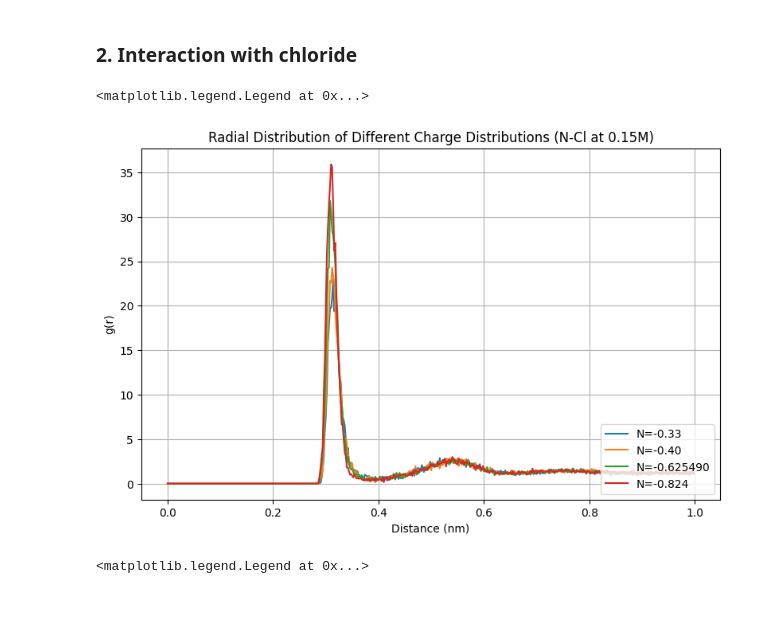
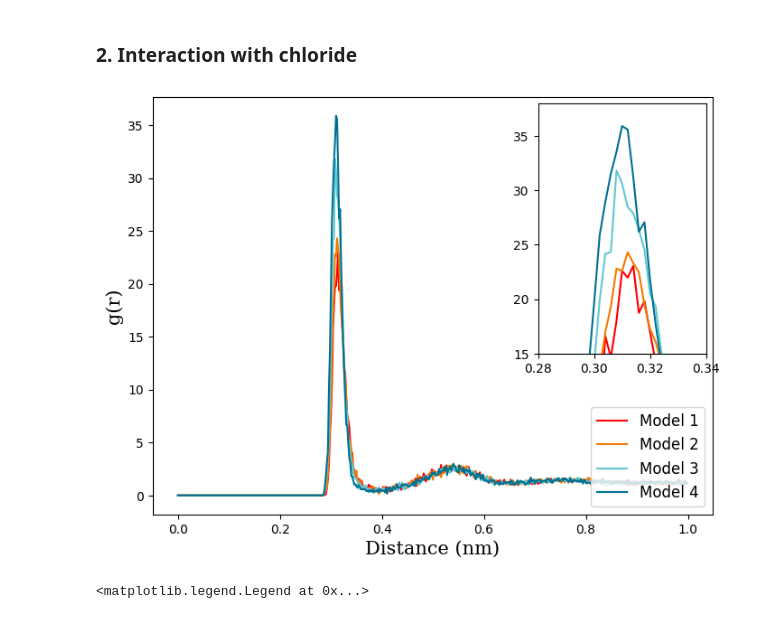
Before and after one commit to Heiley-W/project, a Jupyter notebook: RDF-analysis.ipynb, the cells around one changed output. Cells and saved outputs as stored; diff of their text form; code cells hidden in the pictures.

```diff
--- a/RDF-analysis.ipynb
+++ b/RDF-analysis.ipynb
@@ -9,11 +9,12 @@ from mpl_toolkits.axes_grid1.inset_locator import inset_axes
 np.seterr(divide='ignore');
 k = 1.380649e-23
 T = 303.15
+font2 = {'family':'serif','size':15}
 
 def plot_settings(title):
-    plt.figure(figsize=(6,6))
-    plt.xlabel('Distance (nm)')
-    plt.ylabel('g(r)')
+    plt.figure(figsize=(8,6))
+    plt.xlabel('Distance (nm)',fontdict=font2)
+    plt.ylabel('g(r)',fontdict=font2)
 
 def plt_plot(name, label,col):
     data = np.loadtxt(f"{name}",skiprows=25)
@@ -225,14 +226,27 @@ Average number of H-bonds (charge3) = 2.822902903548065
 ### 2. Interaction with chloride
 # %%
 plot_settings("Radial Distribution of Different Charge Distributions (N-Cl at 0.15M)")
-plt_plot('rdf/charge0/rdf_n-cl.xvg', "N=-0.33")
-plt_plot('rdf/charge1/rdf_n-cl.xvg', "N=-0.40")
-plt_plot('rdf/charge2/rdf_n-cl.xvg', "N=-0.625490")
-plt_plot('rdf/charge3/rdf_n-cl.xvg', "N=-0.824")
-plt.legend(loc='lower right')
+plt_plot('rdf/charge0/rdf_n-cl.xvg', "Model 1","red")
+plt_plot('rdf/charge1/rdf_n-cl.xvg', "Model 2","#f47a00")
+plt_plot('rdf/charge2/rdf_n-cl.xvg', "Model 3","#62c8d3")
+plt_plot('rdf/charge3/rdf_n-cl.xvg', "Model 4","#007191")
+plt.legend(loc='lower right',prop={'size': 12})
+
+axins = inset_axes(plt.gca(), width="30%", height="60%", loc='upper right')
+axins.set_xlim(0.28, 0.34)
+axins.set_ylim(15, 38)
+for name, label,col in [('rdf/nh4cl-rdf/rdf_0.15M-nh4-cl.xvg', "Model 1","red"),
+                    ('rdf/charge1/rdf_n-cl.xvg', "Model 2","#f47a00"),
+                    ('rdf/charge2/rdf_n-cl.xvg', "Model 3","#62c8d3"),
+                    ('rdf/charge3/rdf_n-cl.xvg', "Model 4","#007191")]:
+    data = np.loadtxt(f"{name}", skiprows=25)
+    x = data[:, 0]
+    y = data[:, 1]
+    axins.plot(x, y,color=f"{col}")
+
+plt.savefig('/Users/heiley/Desktop/SURP/poster/figures/diff-charge-rdf-cl.png', dpi=500)
 # %% [output]
-<matplotlib.legend.Legend at 0x...>
-[figure, old version]
+[figure, new version]
 # %%
 plot_settings("Potential of Mean Force (Na-Cl vs N-Cl at 0.15M)")
 plt.ylabel("PMF (kcal/mol)")
```
Also changed, not shown: parts of 1 cell of this notebook.
